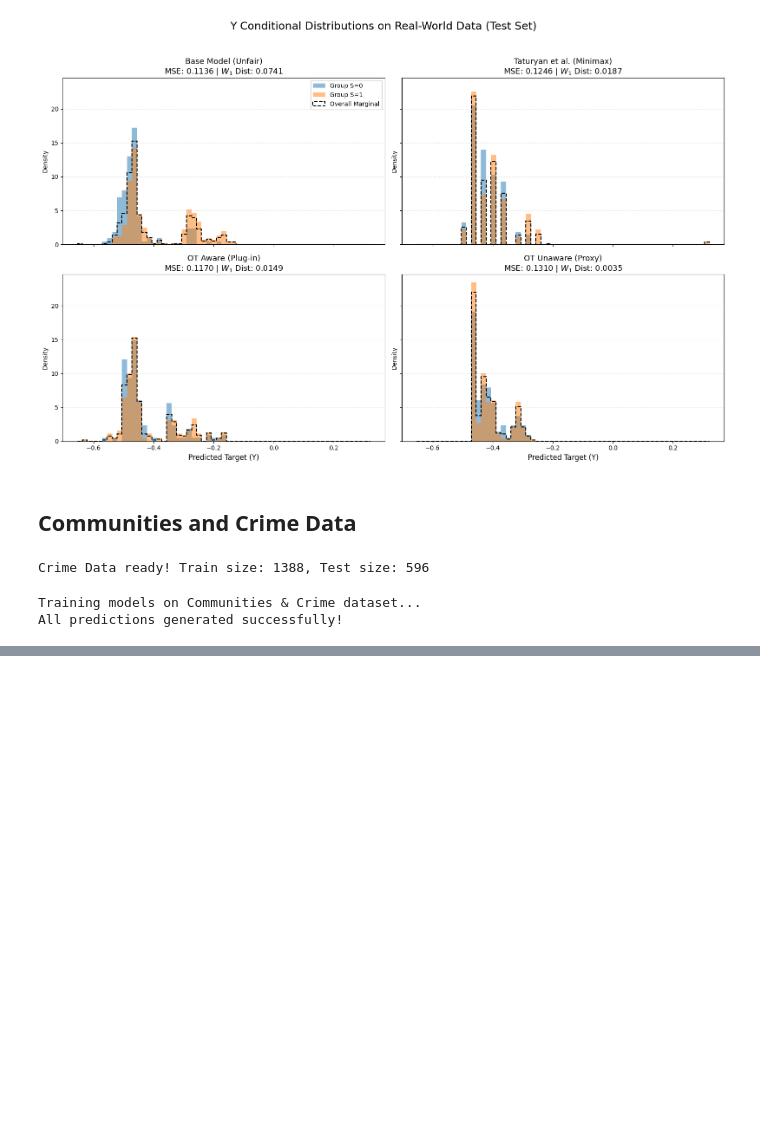
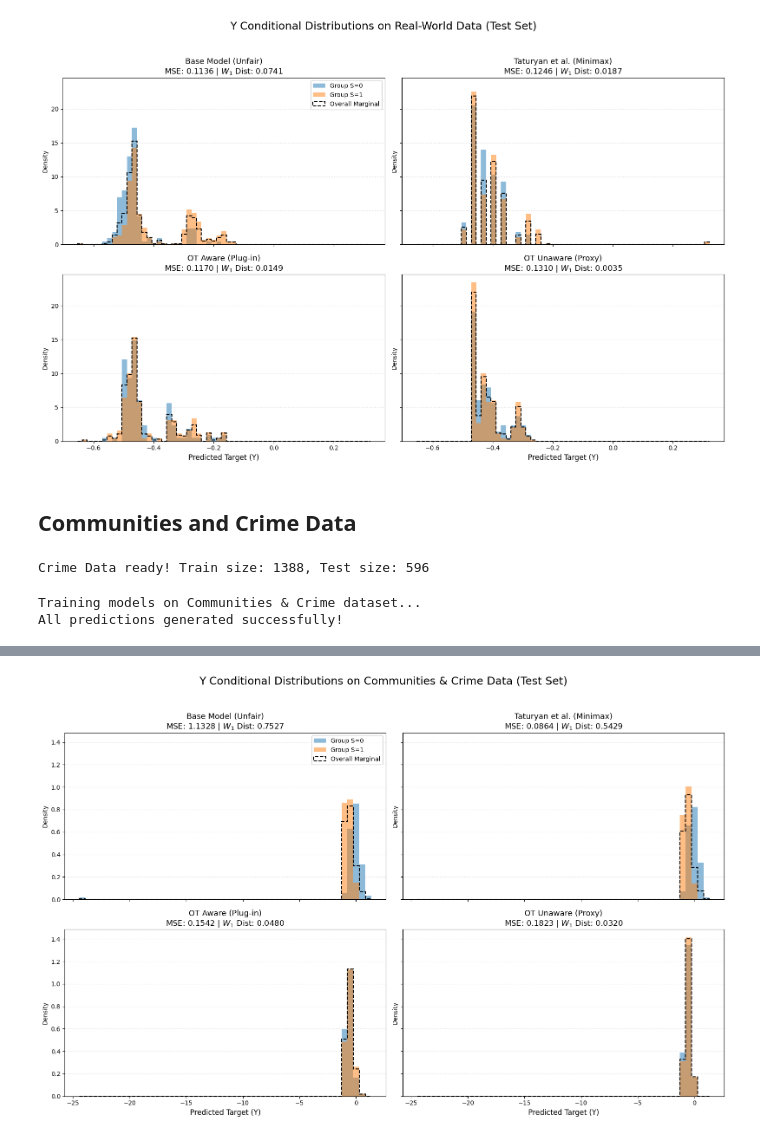
Before and after one commit to AugustinBouquillard/demographic-parity, a Jupyter notebook: real_world_data_visualisation.ipynb, the cells around one changed output, grey strips where cells are left out. Cells and saved outputs as stored; diff of their text form; code cells hidden in the pictures; blank space fills up the shorter version.

Commit message:
results with random forest regressor

```diff
--- a/real_world_data_visualisation.ipynb
+++ b/real_world_data_visualisation.ipynb
@@ -470,0 +513,72 @@ OT Unaware (Proxy)             | 0.1823   | 0.0320
+# %%
+import matplotlib.pyplot as plt
+from sklearn.metrics import mean_squared_error
+from scipy.stats import wasserstein_distance
+
+# --- Find the Unique Groups ---
+groups_c = np.sort(np.unique(S_test_arr_c))
+g1_c, g2_c = groups_c[0], groups_c[1]
+
+# --- Setup Data Dictionary ---
+model_results_c = {
+    "Base Model (Unfair)": y_pred_base_c,
+    "Taturyan et al. (Minimax)": y_pred_tat_c,
+    "OT Aware (Plug-in)": y_pred_aware_c,
+    "OT Unaware (Proxy)": y_pred_unaware_c
+}
+
+# --- Calculate Metrics ---
+print("-" * 50)
+print(f"{'Model':<30} | {'MSE':<8} | {'W1 Dist':<10}")
+print("-" * 50)
+
+metrics_c = {}
+for name, preds in model_results_c.items():
+    mse = mean_squared_error(y_test_arr_c, preds)
+    w1 = wasserstein_distance(preds[S_test_arr_c == g1_c], preds[S_test_arr_c == g2_c])
+    metrics_c[name] = {"mse": mse, "w1": w1}
+    print(f"{name:<30} | {mse:.4f}   | {w1:.4f}")
+print("-" * 50)
+
+# --- Visualizations ---
+fig, axes = plt.subplots(2, 2, figsize=(16, 10), sharex=True, sharey=True)
+axes = axes.flatten()
+
+cmap = plt.get_cmap('tab10')
+c1, c2 = cmap(0), cmap(1)
+
+# Ensure physically matched bin widths across all plots
+all_preds_c = np.concatenate(list(model_results_c.values()))
+min_val_c, max_val_c = all_preds_c.min(), all_preds_c.max()
+shared_bins_c = np.linspace(min_val_c, max_val_c, 50)
+
+for idx, (name, preds) in enumerate(model_results_c.items()):
+    ax = axes[idx]
+
+    mse = metrics_c[name]["mse"]
+    w1 = metrics_c[name]["w1"]
+
+    # 1. Distributions for each group
+    ax.hist(preds[S_test_arr_c == g1_c], bins=shared_bins_c, density=True, alpha=0.5,
+            color=c1, label=f'Group S={g1_c}')
+    ax.hist(preds[S_test_arr_c == g2_c], bins=shared_bins_c, density=True, alpha=0.5,
+            color=c2, label=f'Group S={g2_c}')
+
+    # 2. Barycenter Outline
+    ax.hist(preds, bins=shared_bins_c, density=True, histtype='step',
+            linewidth=1.5, color='black', linestyle='--', label='Overall Marginal')
+
+    ax.set_title(f"{name}\nMSE: {mse:.4f} | $W_1$ Dist: {w1:.4f}", fontsize=13)
+    ax.set_ylabel("Density")
+    ax.grid(axis='y', linestyle=':', alpha=0.5)
+
+    if idx == 0:
+        ax.legend(loc='upper right')
+
+for ax in axes[-2:]:
+    ax.set_xlabel("Predicted Target (Y)", fontsize=12)
+
+plt.suptitle("Y Conditional Distributions on Communities & Crime Data (Test Set)", fontsize=18, y=1.03)
+plt.tight_layout()
+plt.show()
+# %% [output]
@@ -470,0 +593 @@ OT Unaware (Proxy)             | 0.1823   | 0.0320
+[figure, added]
```
Also changed, not shown: parts of 5 cells of this notebook, 1 other file.
